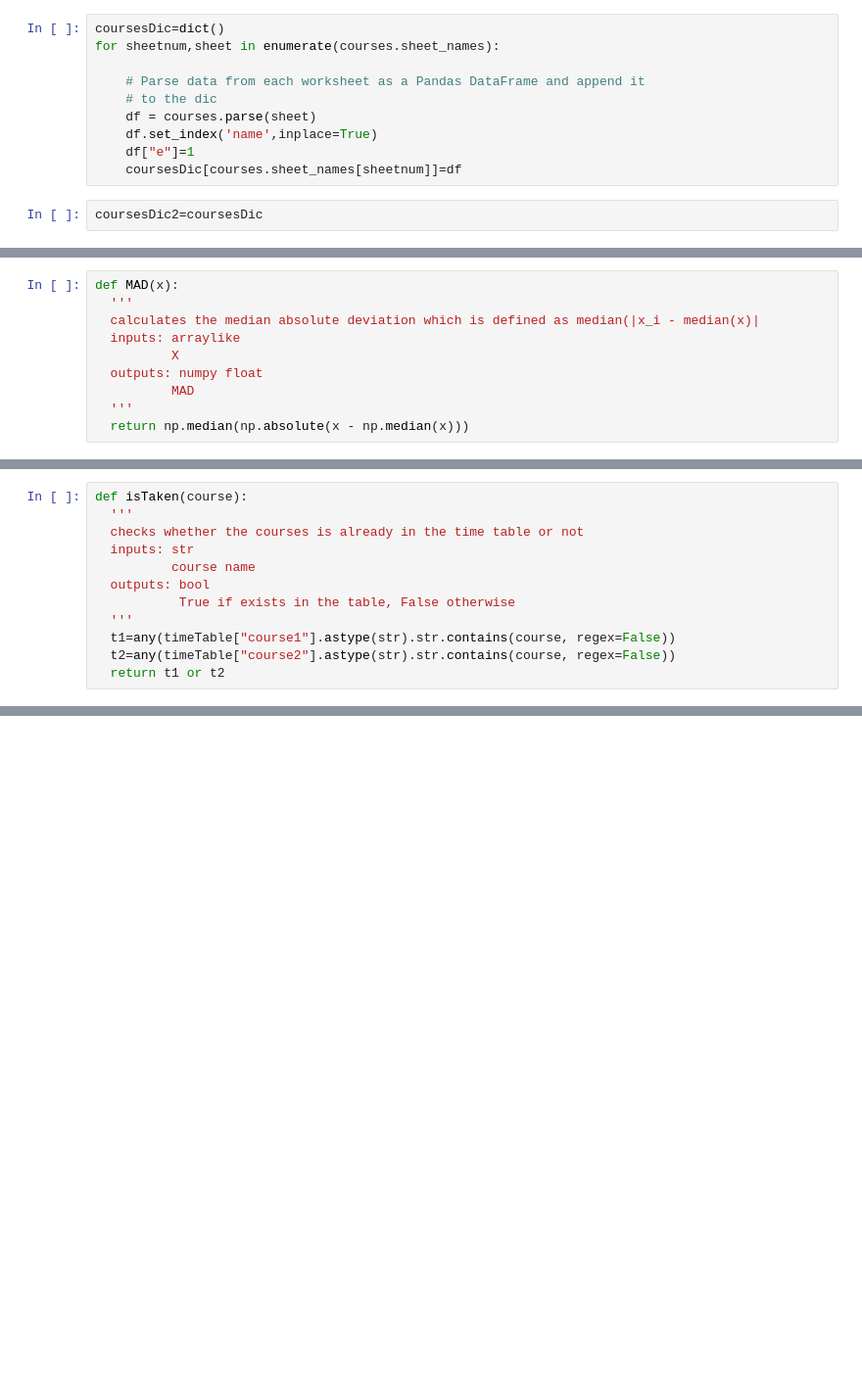
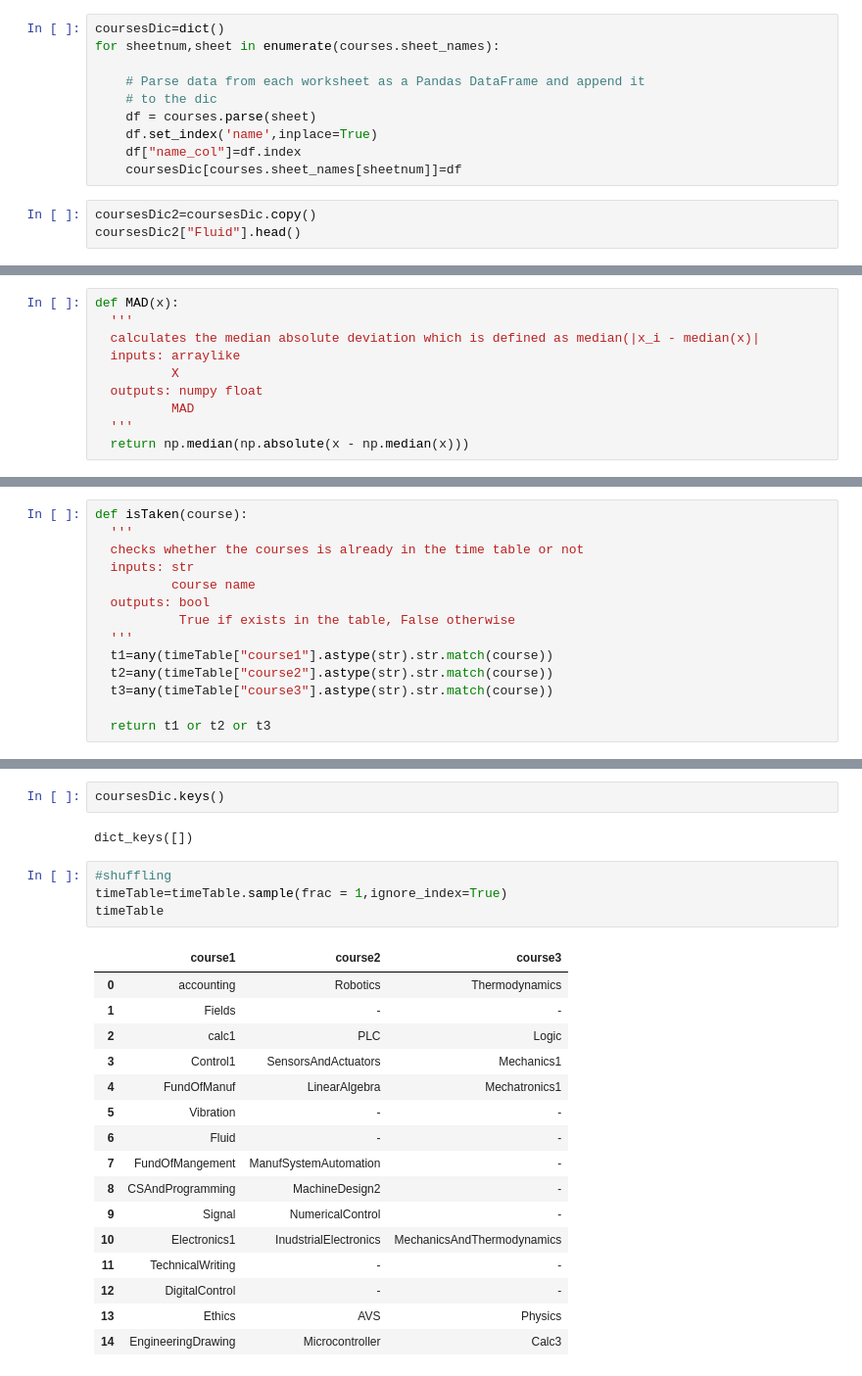
Before and after one commit to mgama1/ExamsScheduler, a Jupyter notebook: schedule.ipynb, the cells around one changed output, grey strips where cells are left out. Shown: that part at 98% size. Cells and saved outputs as stored; diff of their text form; blank space fills up the shorter version.

```diff
--- a/schedule.ipynb
+++ b/schedule.ipynb
@@ -15,7 +15,8 @@ for sheetnum,sheet in enumerate(courses.sheet_names):
     # to the dic
     df = courses.parse(sheet)
     df.set_index('name',inplace=True)
-    df["e"]=1
+    df["name_col"]=df.index
     coursesDic[courses.sheet_names[sheetnum]]=df
 # %%
-coursesDic2=coursesDic
+coursesDic2=coursesDic.copy()
+coursesDic2["Fluid"].head()
@@ -77,7 +103,9 @@ def isTaken(course):
   outputs: bool
            True if exists in the table, False otherwise
   '''
-  t1=any(timeTable["course1"].astype(str).str.contains(course, regex=False))
-  t2=any(timeTable["course2"].astype(str).str.contains(course, regex=False))
-  return t1 or t2
+  t1=any(timeTable["course1"].astype(str).str.match(course))
+  t2=any(timeTable["course2"].astype(str).str.match(course))
+  t3=any(timeTable["course3"].astype(str).str.match(course))
+
+  return t1 or t2 or t3
 # %%
@@ -101,3 +223,28 @@ timeTable
+# %%
+coursesDic.keys()
+# %% [output]
+dict_keys([])
+# %%
+#shuffling
+timeTable=timeTable.sample(frac = 1,ignore_index=True)
+timeTable
+# %% [output]
+|  | course1 | course2 | course3 |
+| 0 | accounting | Robotics | Thermodynamics |
+| 1 | Fields | - | - |
+| 2 | calc1 | PLC | Logic |
+| 3 | Control1 | SensorsAndActuators | Mechanics1 |
+| 4 | FundOfManuf | LinearAlgebra | Mechatronics1 |
+| 5 | Vibration | - | - |
+| 6 | Fluid | - | - |
+| 7 | FundOfMangement | ManufSystemAutomation | - |
+| 8 | CSAndProgramming | MachineDesign2 | - |
+| 9 | Signal | NumericalControl | - |
+| 10 | Electronics1 | InudstrialElectronics | MechanicsAndThermodynamics |
+| 11 | TechnicalWriting | - | - |
+| 12 | DigitalControl | - | - |
+| 13 | Ethics | AVS | Physics |
+| 14 | EngineeringDrawing | Microcontroller | Calc3 |
 # %%
 studentMTT=timeTable[timeTable["course1"].astype(str).str.contains("|".join(studentMCourses), regex=True) | timeTable["course2"].astype(str).str.contains("|".join(studentMCourses), regex=True) ]
 index=studentMTT.index
```
Also changed, not shown: parts of 15 cells of this notebook.
